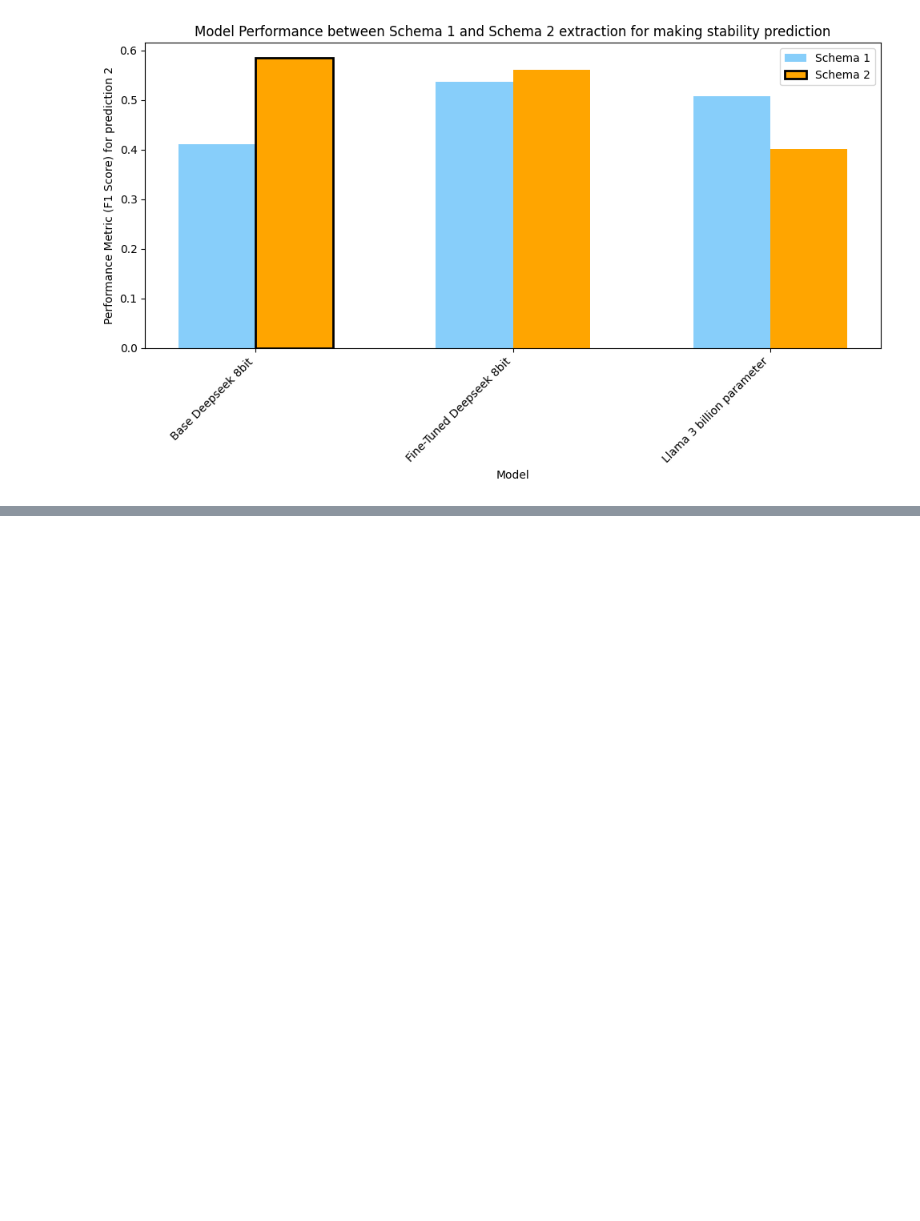
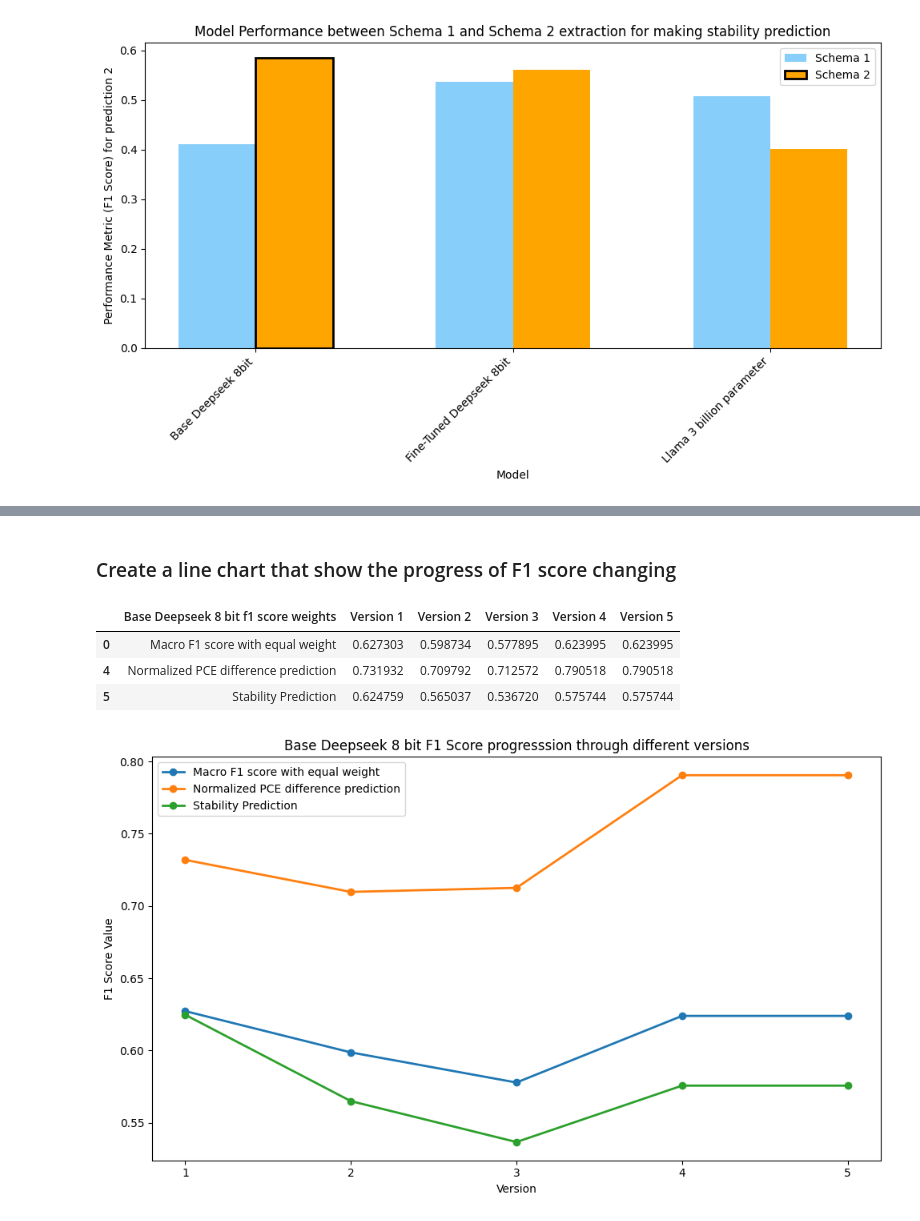
Before and after one commit to kanggunh/DSC180_B11_Q2, a Jupyter notebook: figures_visualization/evaluation.ipynb, the cells around one changed output, grey strips where cells are left out. Drawn from its saved outputs; the diff is of its cells as text; code cells hidden in the pictures; blank space fills up the shorter version.

Commit message:
Version progression visualization completed

```diff
--- a/figures_visualization/evaluation.ipynb
+++ b/figures_visualization/evaluation.ipynb
@@ -253,0 +285,40 @@ plt.show()
+# %% [markdown]
+### Create a line chart that show the progress of F1 score changing
+# %%
+line_chart_data = versions_df.iloc[[0, 4, 5]]
+line_chart_data
+# %% [output]
+|  | Base Deepseek 8 bit f1 score weights | Version 1 | Version 2 | Version 3 | Version 4 | Version 5 |
+| 0 | Macro F1 score with equal weight | 0.627303 | 0.598734 | 0.577895 | 0.623995 | 0.623995 |
+| 4 | Normalized PCE difference prediction | 0.731932 | 0.709792 | 0.712572 | 0.790518 | 0.790518 |
+| 5 | Stability Prediction | 0.624759 | 0.565037 | 0.536720 | 0.575744 | 0.575744 |
+# %%
+line_chart_number = line_chart_data[["Version 1",	"Version 2",	"Version 3",	"Version 4",	"Version 5"]]
+# %%
+# Extract rows and columns for plotting
+labels = [row for row in line_chart_data["Base Deepseek 8 bit f1 score weights"]]
+values = [line_chart_number.iloc[i] for i in range(line_chart_number.shape[0])]
+# print(values)
+
+# X-axis (version)
+versions = [1, 2, 3, 4, 5]
+
+# Plotting the overlapping line chart with unique colors for each row
+fig, ax = plt.subplots(figsize=(10, 6))
+
+# Plot each row with a different color
+for idx, (label, value) in enumerate(zip(labels, values)):
+    ax.plot(versions, value, label=label, marker='o', linestyle='-', linewidth=2)
+
+# Customize the chart
+plt.title("Base Deepseek 8 bit F1 Score progresssion through different versions")
+plt.xlabel("Version")
+plt.ylabel("F1 Score Value")
+plt.xticks(versions)
+plt.legend()
+
+# Display the plot
+plt.tight_layout()
+plt.show()
+# %% [output]
+[figure, added]
```
Also changed, not shown: parts of 2 cells of this notebook.
